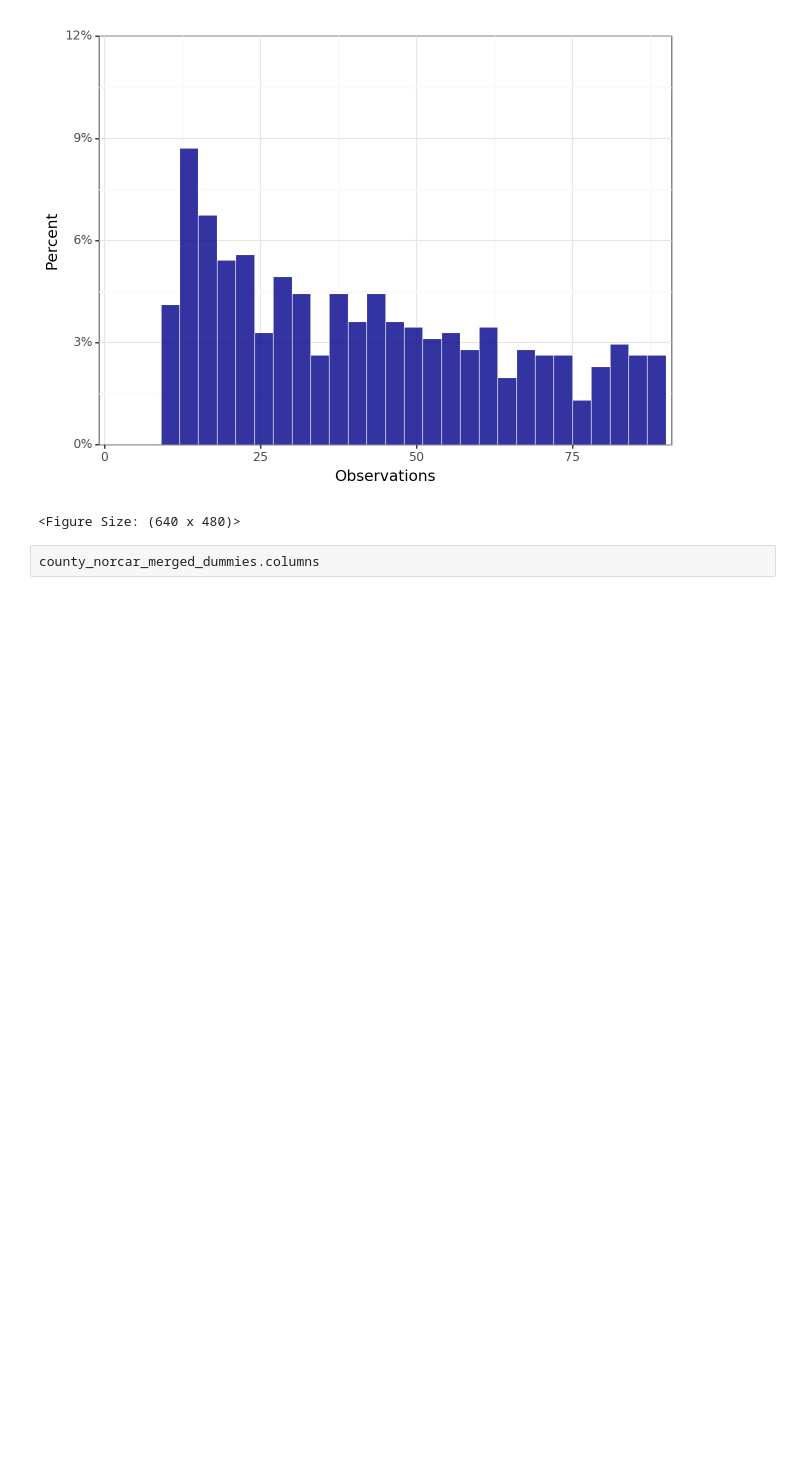
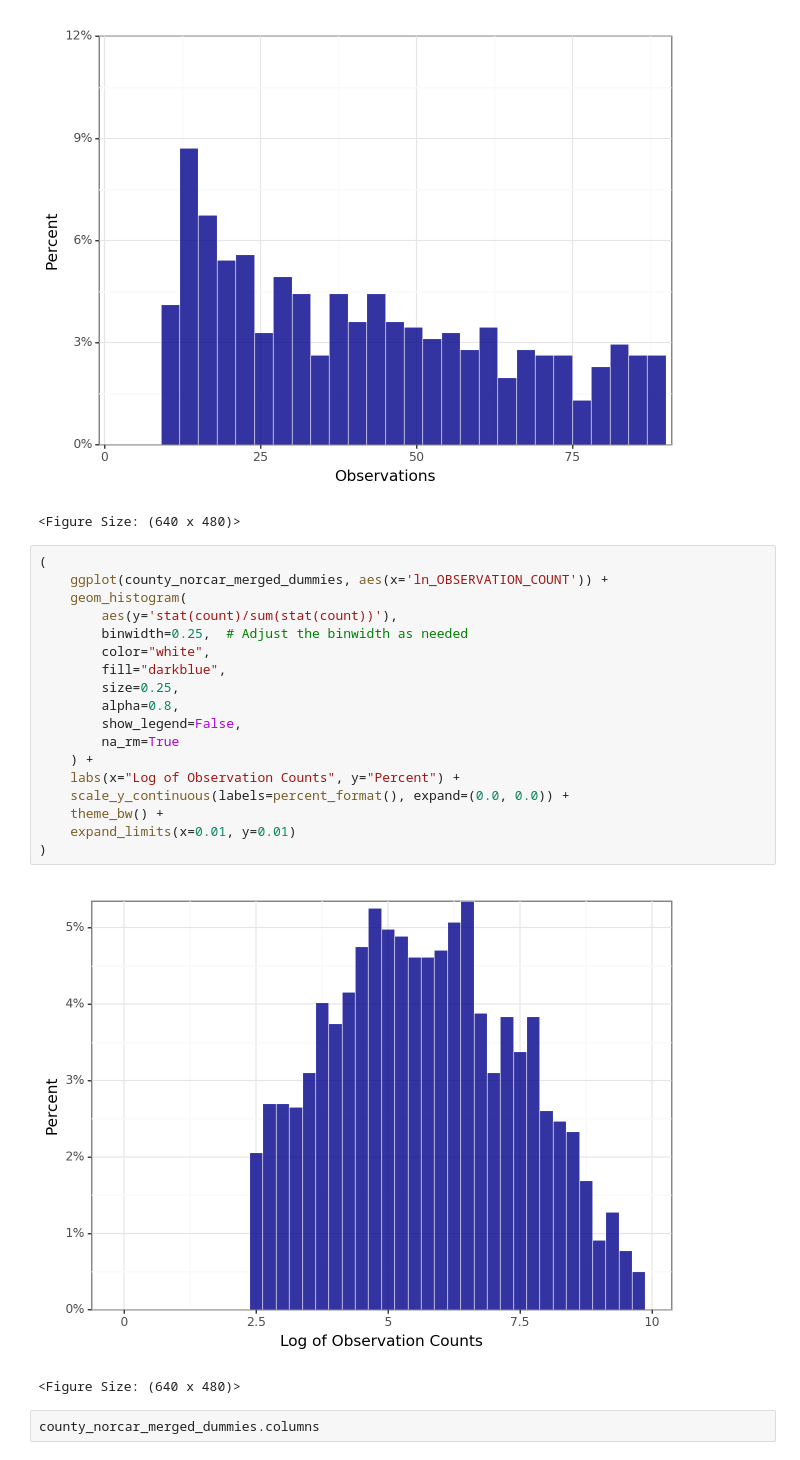
Before and after one commit to Iandrewburg/DA2_TERM_PROJECT, a Jupyter notebook: Final_Project_Data.ipynb, the cells around one changed output. Drawn from its saved outputs; the diff is of its cells as text; blank space fills up the shorter version.

```diff
--- a/Final_Project_Data.ipynb
+++ b/Final_Project_Data.ipynb
@@ -397,6 +397,27 @@ county_norcar_merged_dummies["ln_OBSERVATION_COUNT"] = np.log(county_norcar_merg
 # %% [output]
 [figure]
 <Figure Size: (640 x 480)>
+# %%
+(
+    ggplot(county_norcar_merged_dummies, aes(x='ln_OBSERVATION_COUNT')) +
+    geom_histogram(
+        aes(y='stat(count)/sum(stat(count))'),
+        binwidth=0.25,  # Adjust the binwidth as needed
+        color="white",
+        fill="darkblue",
+        size=0.25,
+        alpha=0.8,
+        show_legend=False,
+        na_rm=True
+    ) +
+    labs(x="Log of Observation Counts", y="Percent") +
+    scale_y_continuous(labels=percent_format(), expand=(0.0, 0.0)) +
+    theme_bw() +
+    expand_limits(x=0.01, y=0.01)
+)
+# %% [output]
+[figure, added]
+<Figure Size: (640 x 480)>
 # %%
 county_norcar_merged_dummies.columns
 # %% [output]
```
Also changed, not shown: parts of 6 cells of this notebook.
